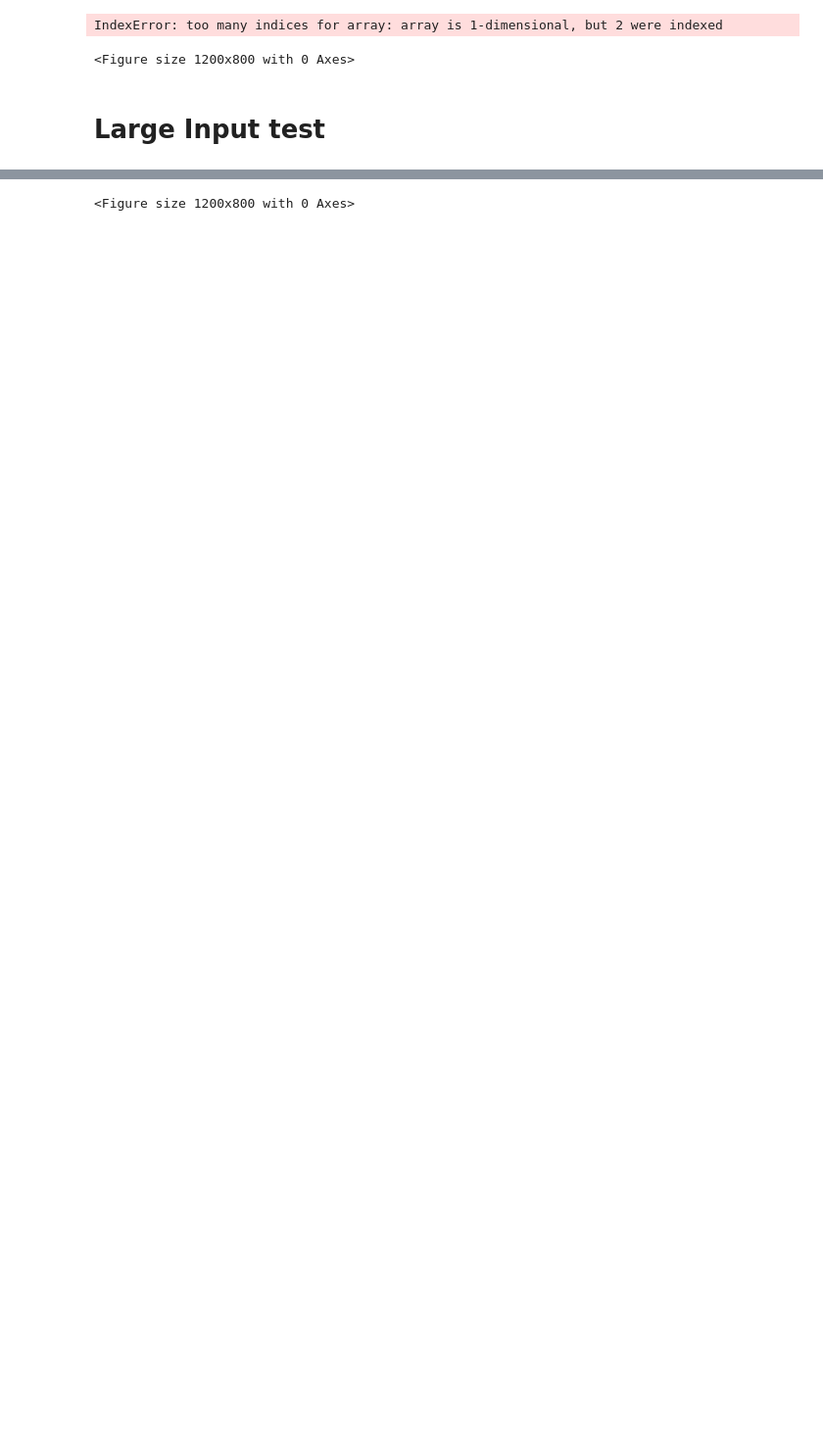
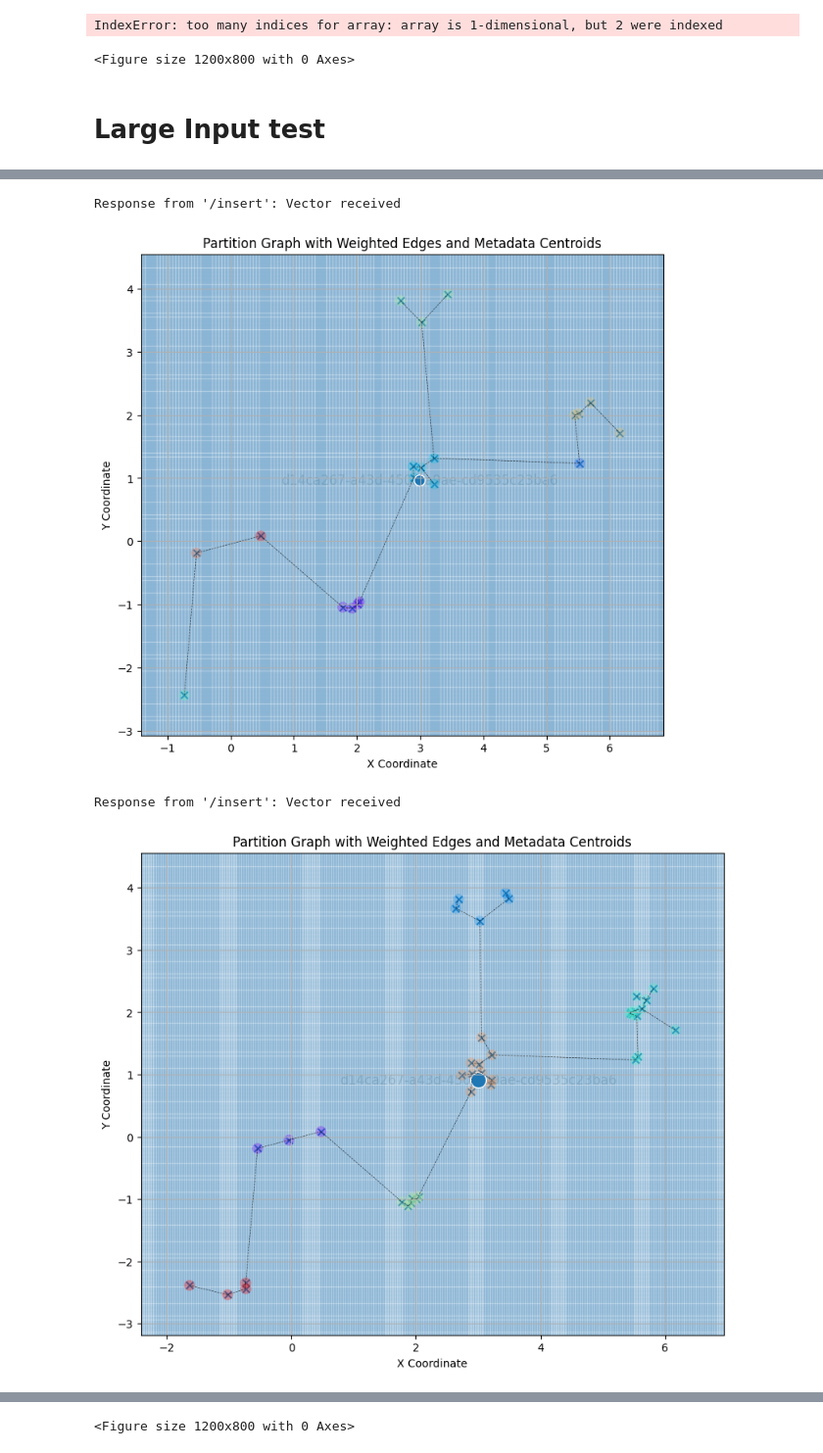
Before and after one commit to HasinZaman/HotVectors, a Jupyter notebook: demo.ipynb, the cells around one changed output, grey strips where cells are left out. Shown at 98% size. Drawn from its saved outputs; the diff is of its cells as text; code cells hidden in the pictures; blank space fills up the shorter version.

```diff
--- a/demo.ipynb
+++ b/demo.ipynb
@@ -346,10 +487,14 @@ vectors = [[random(), random()] for i in range(10_000)]
 # ]
 
 clusters = [
-    Cluster(center=[1.5, 0.5], radius=0.5, num_points=50),  # Dense cluster
-    Cluster(center=[0., 0.], radius=.5, num_points=15),    # Sparse cluster
-    Cluster(center=[3.25, 3.75], radius=0.5, num_points=25),   # Medium density
-    Cluster(center=[3.1, 1.1], radius=0.5, num_points=30),    # Mixed density
+    # Cluster(center=[1.5, 0.5], radius=0.4, num_points=80),   # Dense cluster
+    Cluster(center=[0., 0.], radius=0.6, num_points=20),     # Sparse cluster
+    Cluster(center=[3.25, 3.75], radius=0.7, num_points=40), # Medium density
+    Cluster(center=[3.1, 1.1], radius=0.5, num_points=50),   # Mixed density
+    # Cluster(center=[-2.0, 2.5], radius=1.0, num_points=70),  # Large spread
+    Cluster(center=[2.0, -1.0], radius=0.3, num_points=30),  # Small tight cluster
+    Cluster(center=[5.5, 2.0], radius=0.8, num_points=60),   # Another medium spread
+    Cluster(center=[-1.0, -2.0], radius=0.9, num_points=45), # Low-density, wide range
 ]
 
 # Add a composite cluster with sub-clusters to form a non-circular shape
@@ -416,0 +558,3 @@ vectors[20]
+# %%
+vectors = vectors[:200]
+len(vectors)
@@ -521,0 +586,53 @@ Response from '/insert': Vector received
+# %%
+import numpy as np
+import matplotlib.pyplot as plt
+import matplotlib.animation as animation
+
+batch = []
+frames_data = []  # Store data for animation
+
+generate_clusters(0.5)
+
+# Data collection phase
+for i, vector in enumerate(vectors):
+    batch.append({"vector": vector})
+
+    if len(batch) == 20:
+        insert_batch_vector(batch)
+        batch = []
+
+        meta_data, partitions, edges, inter_edges = get_data()
+        clusters = get_clusters(0.5)
+
+        frames_data.append((meta_data, partitions, edges, inter_edges, clusters))
+        plot_partition_graph(partitions, edges, meta_data, inter_edges, clusters["clusters"])
+
+# Insert remaining vectors
+if batch:
+    insert_batch_vector(batch)
+    meta_data, partitions, edges, inter_edges = get_data()
+    clusters = get_clusters(0.5)
+    frames_data.append((meta_data, partitions, edges, inter_edges, clusters))
+    plot_partition_graph(partitions, edges, meta_data, inter_edges, clusters["clusters"])
+
+# Create a figure for animation
+fig, ax = plt.subplots(figsize=(12, 8))
+
+def update(frame_idx):
+    ax.clear()
+    meta_data, partitions, edges, inter_edges, clusters = frames_data[frame_idx]
+
+    plot_partition_graph_gif(ax, partitions, edges, meta_data, inter_edges, clusters["clusters"])
+
+    # ax.set_title(f"Frame {frame_idx}")
+
+# Create animation
+ani = animation.FuncAnimation(fig, update, frames=len(frames_data), interval=500, repeat_delay=1000)
+
+# Save as GIF
+ani.save('partition_graph_animation.gif', writer='pillow')
+# %% [output]
+Response from '/insert': Vector received
+[figure, added]
+Response from '/insert': Vector received
+[figure, added]
```
Also changed, not shown: parts of 15 cells of this notebook.
